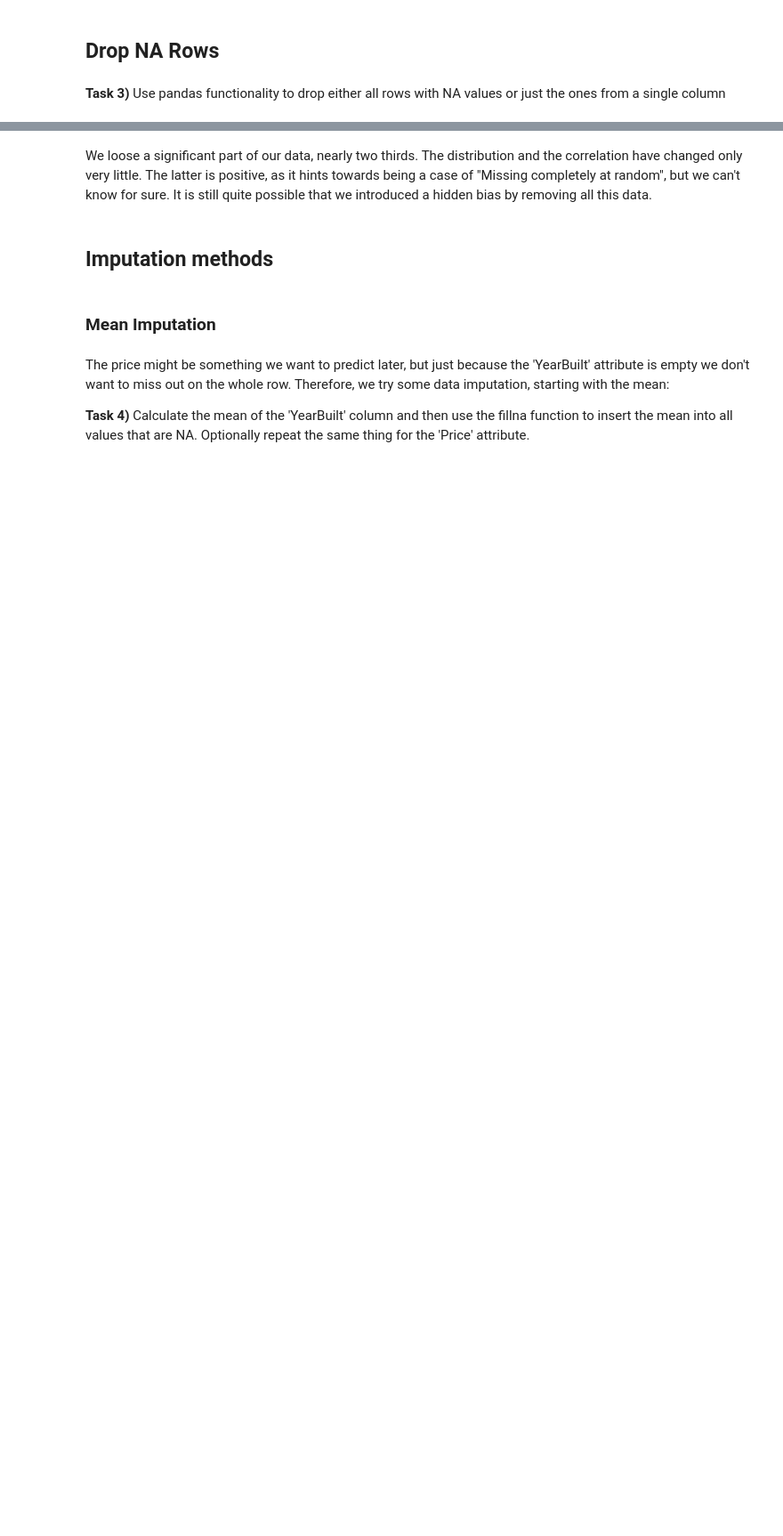
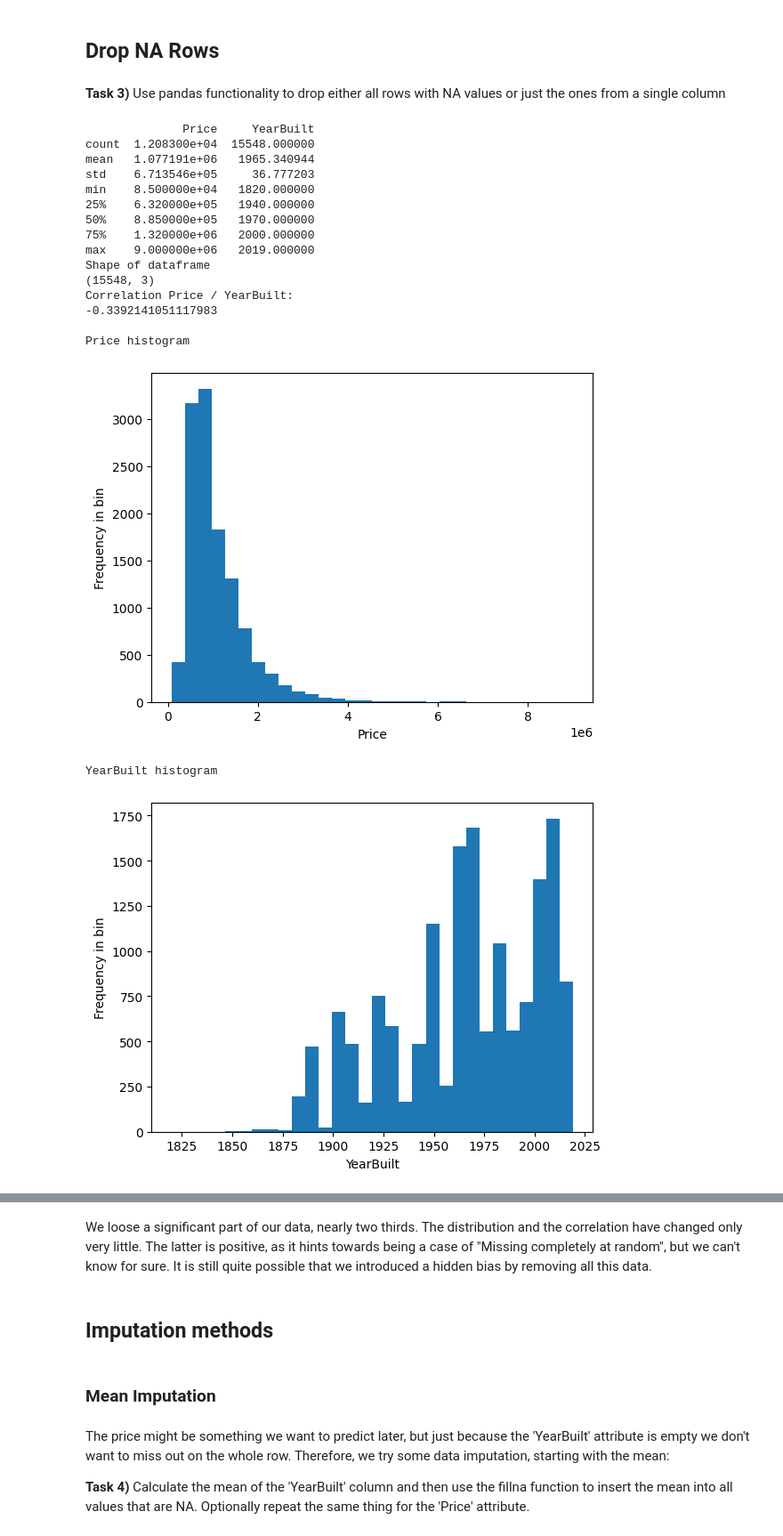
Before and after one commit to gasserandreas/Jupyter-lab-fhnw, a Jupyter notebook: 01_Data Wrangling/Exercises/DW Exercise Fixing problems.ipynb, the cells around one changed output, grey strips where cells are left out. Shown at 89% size. Cells and saved outputs as stored; diff of their text form; code cells hidden in the pictures; blank space fills up the shorter version.

```diff
--- a/01_Data Wrangling/Exercises/DW Exercise Fixing problems.ipynb
+++ b/01_Data Wrangling/Exercises/DW Exercise Fixing problems.ipynb
@@ -43,0 +69,13 @@ Hint: You can sort a dataframe with sort_values: https://pandas.pydata.org/docs/
+# %%
+df = df_before_cleaning.copy()
+sorted_df = df.sort_values('YearBuilt', ascending=True)
+print('sorted by year built ascending')
+print(sorted_df.head(10))
+
+sorted_df = df.sort_values('YearBuilt', ascending=False)
+print('sorted by year built descending')
+print(sorted_df.head(10))
+
+is_null = df[~df['YearBuilt'].isnull()]
+print('is_null values')
+print(is_null)
@@ -54,3 +108,7 @@ We should do something about these obviously incorrect data points. Our options
+# %%
+# remove rows with wrong year built
+df['YearBuilt'] = df['YearBuilt'].where(df['YearBuilt'] > 1800, np.nan)
+df['YearBuilt'] = df['YearBuilt'].where(df['YearBuilt'] < 2024, np.nan)
 # %% [markdown]
 As a result the following looks more reasonable.
 # %%
@@ -124,0 +207,27 @@ plot_compare_histograms(df_before_cleaning, df)
+# %%
+#TODO
+df_drop = df.dropna()
+
+df = df.dropna(subset=['YearBuilt'])
+print(df.describe())
+plot_details(df)
+plot_compare_histograms(df_before_cleaning, df)
+# %% [output]
+              Price     YearBuilt
+count  1.208300e+04  15548.000000
+mean   1.077191e+06   1965.340944
+std    6.713546e+05     36.777203
+min    8.500000e+04   1820.000000
+25%    6.320000e+05   1940.000000
+50%    8.850000e+05   1970.000000
+75%    1.320000e+06   2000.000000
+max    9.000000e+06   2019.000000
+Shape of dataframe
+(15548, 3)
+Correlation Price / YearBuilt:
+-0.3392141051117983
+
+Price histogram
+[figure, added]
+YearBuilt histogram
+[figure, added]
```
Also changed, not shown: parts of 24 cells of this notebook, 1 other file.
